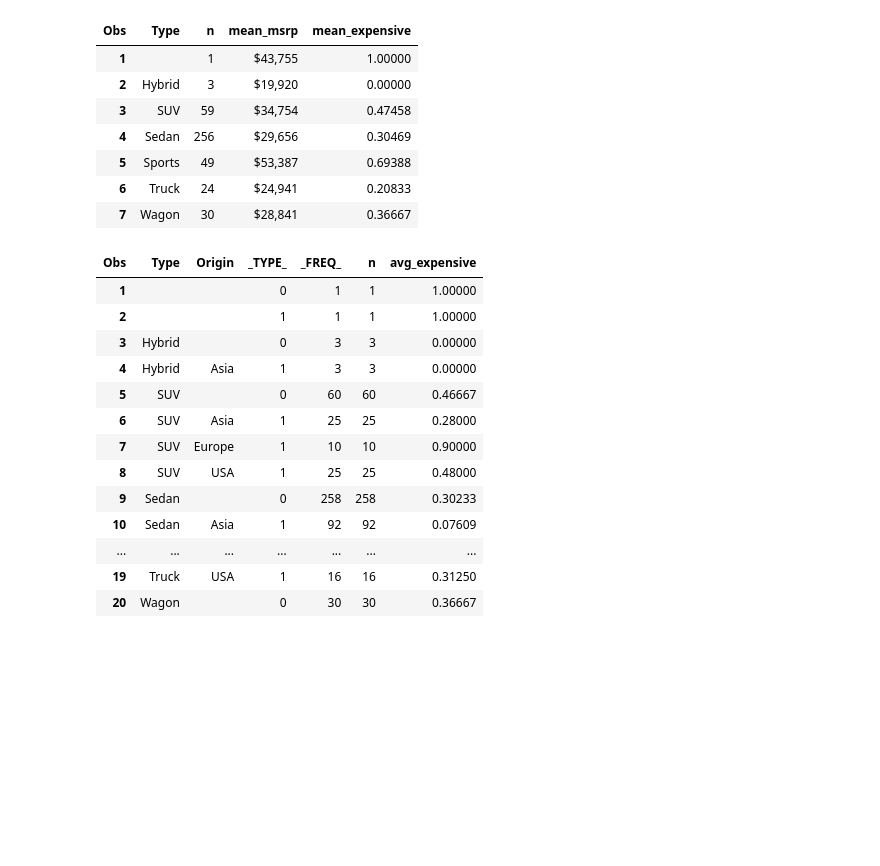
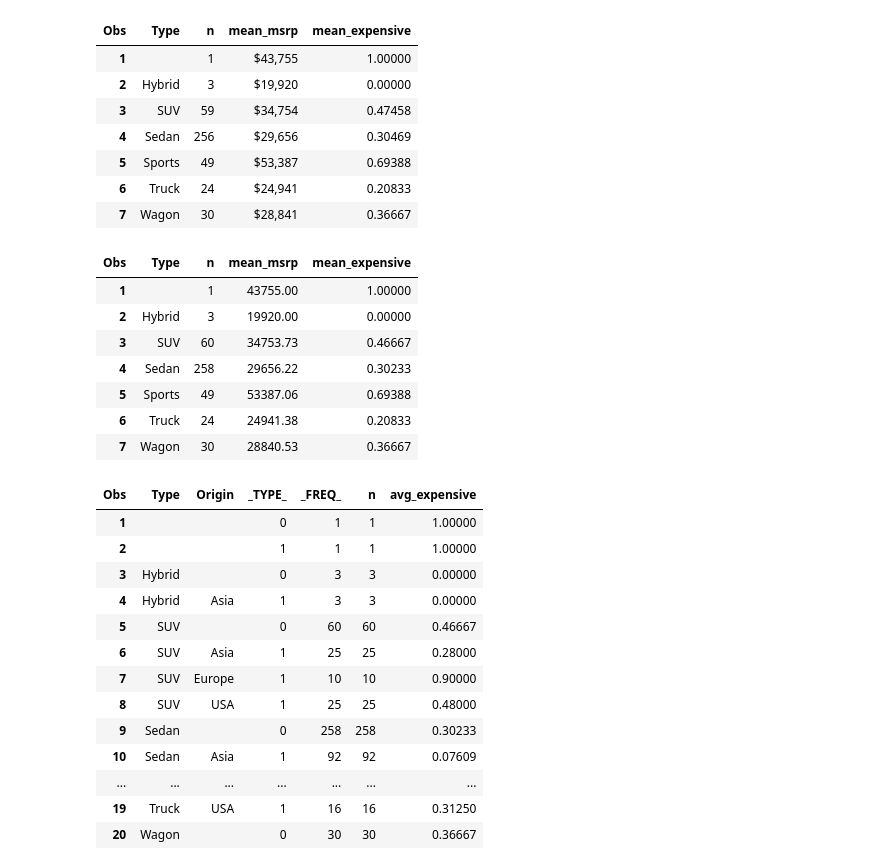
Before and after one commit to 0xdomyz/sas_collection, a Jupyter notebook: proc_data/proc_means.ipynb, the cells around one changed output. Drawn from its saved outputs; the diff is of its cells as text; code cells hidden in the pictures; blank space fills up the shorter version.

Commit message:
add sql group by comparison to proc means

```diff
--- a/proc_data/proc_means.ipynb
+++ b/proc_data/proc_means.ipynb
@@ -127,6 +126,38 @@ sas.submitLST(f"""
 | 5 | Sports | 49 | $53,387 | 0.69388 |
 | 6 | Truck | 24 | $24,941 | 0.20833 |
 | 7 | Wagon | 30 | $28,841 | 0.36667 |
+# %%
+tbl = "cars"
+by_var = "type"
+
+sas.submitLST(
+f"""
+proc sql;
+create table {tbl}_m as
+    select
+        {by_var},
+        count(*) as n,
+        mean(msrp) as mean_msrp,
+        mean(expensive) as mean_expensive
+    from {tbl}
+    group by 1
+    order by 1
+    ;
+quit;
+
+title;
+proc print data={tbl}_m;
+run;
+""")
+# %% [output]
+| Obs | Type | n | mean_msrp | mean_expensive |
+| 1 |  | 1 | 43755.00 | 1.00000 |
+| 2 | Hybrid | 3 | 19920.00 | 0.00000 |
+| 3 | SUV | 60 | 34753.73 | 0.46667 |
+| 4 | Sedan | 258 | 29656.22 | 0.30233 |
+| 5 | Sports | 49 | 53387.06 | 0.69388 |
+| 6 | Truck | 24 | 24941.38 | 0.20833 |
+| 7 | Wagon | 30 | 28840.53 | 0.36667 |
 # %%
 # class stmnt
 sas.submitLST(f"""
```
Also changed, not shown: parts of 2 cells of this notebook.
